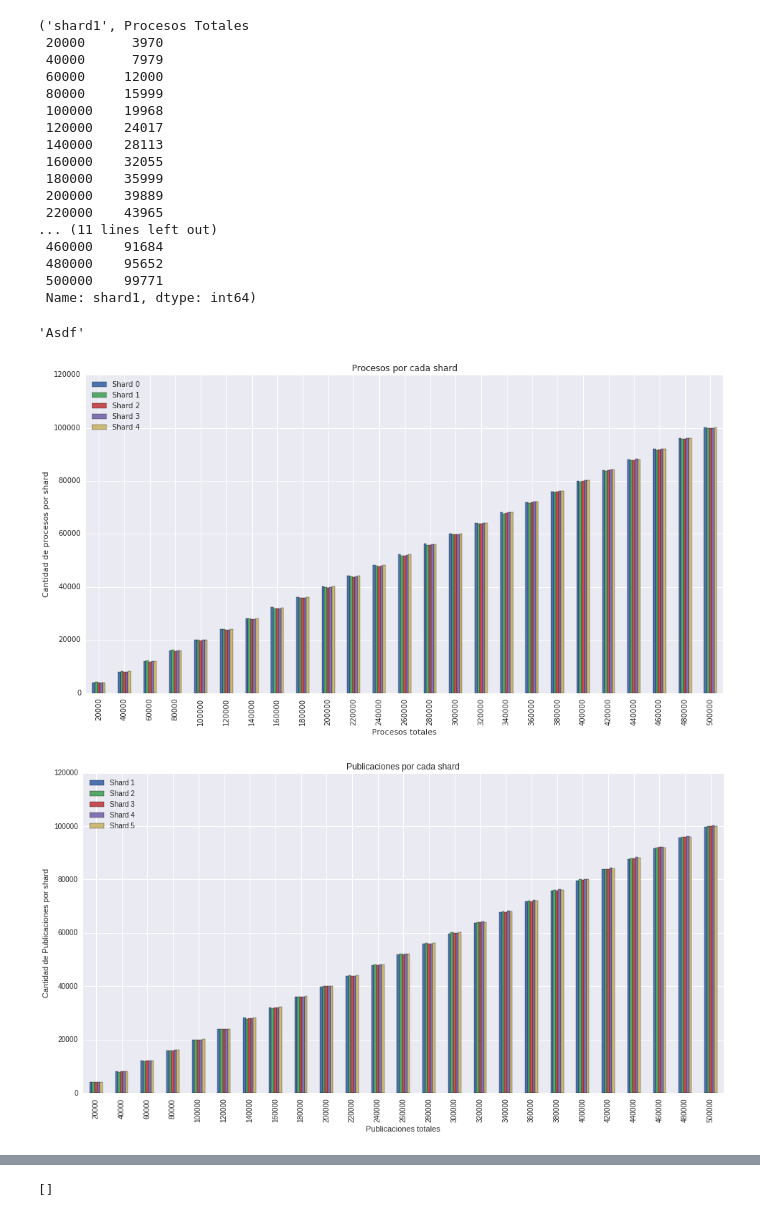
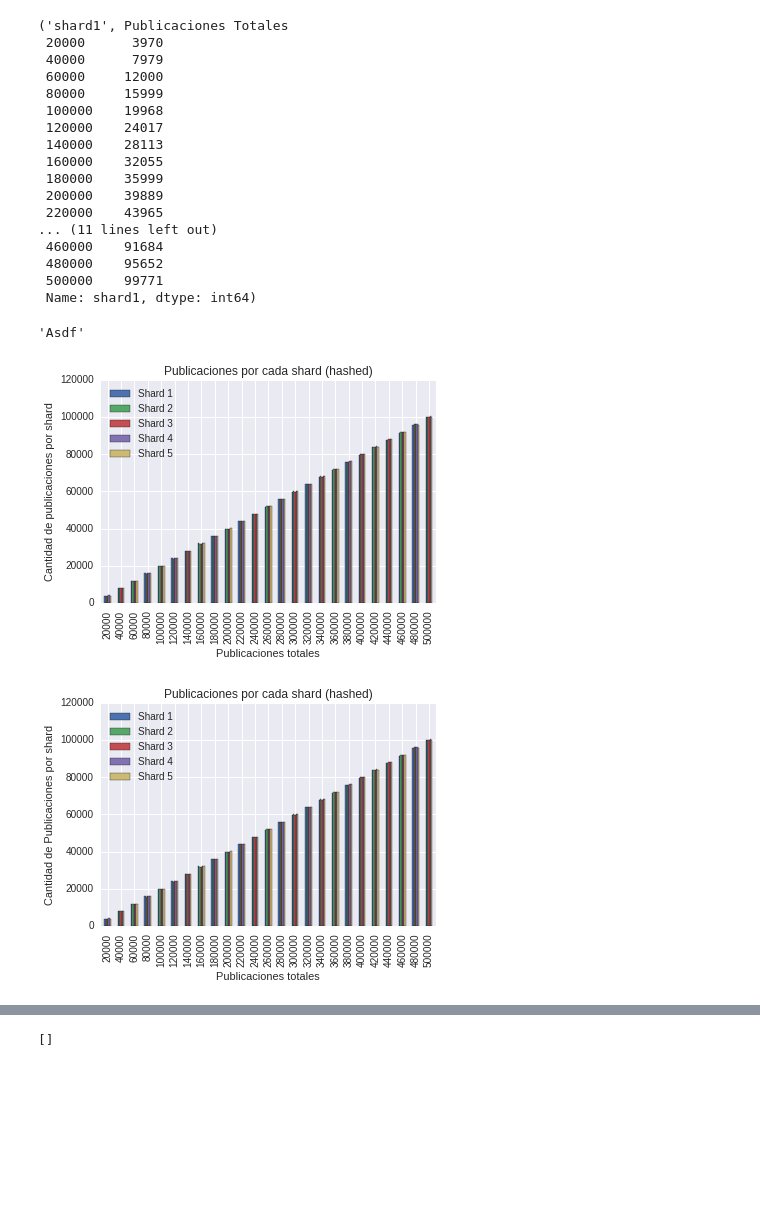
Before and after one commit to miguelmaurizio/bd-tp2, a Jupyter notebook: parte3/Graficos.ipynb, the cells around one changed output, grey strips where cells are left out. Drawn from its saved outputs; the diff is of its cells as text; code cells hidden in the pictures; blank space fills up the shorter version.

```diff
--- a/parte3/Graficos.ipynb
+++ b/parte3/Graficos.ipynb
@@ -14,15 +13,13 @@ Populating the interactive namespace from numpy and matplotlib
 # %%
-shards = pandas.read_csv('csv/experiment-hashed.csv', index_col = 'total')
+shards = pandas.read_csv('csv/experiment-hashed-1.csv', index_col = 'total')
 # %%
 shardc = list(set(shards.columns) - {'total'})
-# %%
-pylab.rcParams['figure.figsize'] = 16, 8
 # %%
-shards.index.name = u'Procesos Totales'
+shards.index.name = u'Publicaciones Totales'
 # %%
 next(shards.iteritems())
 # %% [output]
-('shard1', Procesos Totales
+('shard1', Publicaciones Totales
  20000      3970
  40000      7979
  60000     12000
@@ -48,23 +45,23 @@ import re
 # %%
 ax = shards.rename(columns = lambda s: '{} {}'.format(s[:5], s[5]).title()).plot(kind = 'bar', title = 'asdf')
 
-ax.set_title('Procesos por cada shard')
-ax.set_ylabel('Cantidad de procesos por shard')
-ax.set_xlabel('Procesos totales')
+ax.set_title('Publicaciones por cada shard (hashed)')
+ax.set_ylabel('Cantidad de publicaciones por shard')
+ax.set_xlabel('Publicaciones totales')
 
-pyplot.savefig('process_by_shard.png')
+pyplot.savefig('../informe/imagenes/publicaciones_by_shard.png')
 # %% [output]
-[figure, old version]
+[figure, new version]
 # %%
 ax = shards.rename(columns = lambda s: '{} {}'.format(s[:5], s[5]).title()).plot(kind = 'bar', title = 'asdf')
 
-ax.set_title('Publicaciones por cada shard')
+ax.set_title('Publicaciones por cada shard (hashed)')
 ax.set_ylabel('Cantidad de Publicaciones por shard')
 ax.set_xlabel('Publicaciones totales')
 
-pyplot.savefig('process_by_shard.png')
+pyplot.savefig('../informe/imagenes/publicaciones_by_shard.png')
 # %% [output]
-[figure, old version]
+[figure, new version]
 # %%
 shards
 # %% [output]
```
Also changed, not shown: parts of 19 cells of this notebook.
